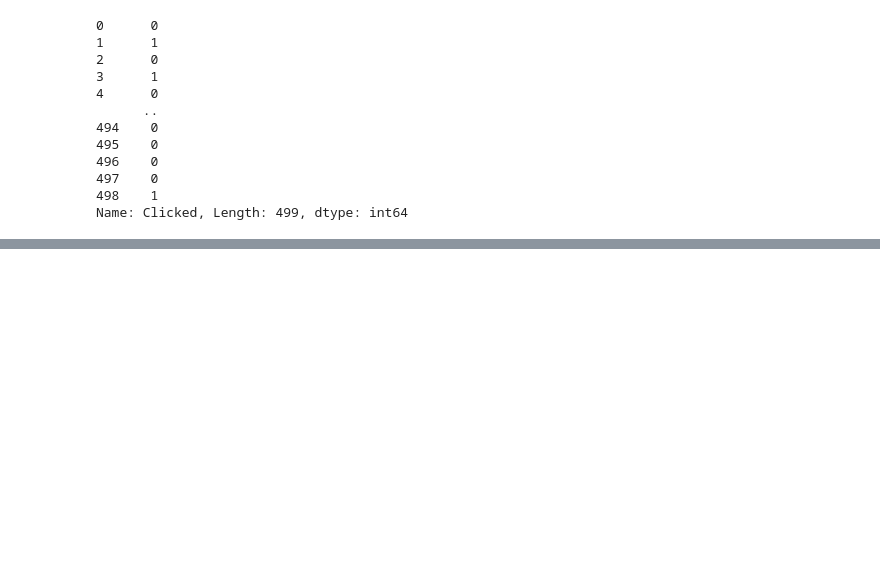
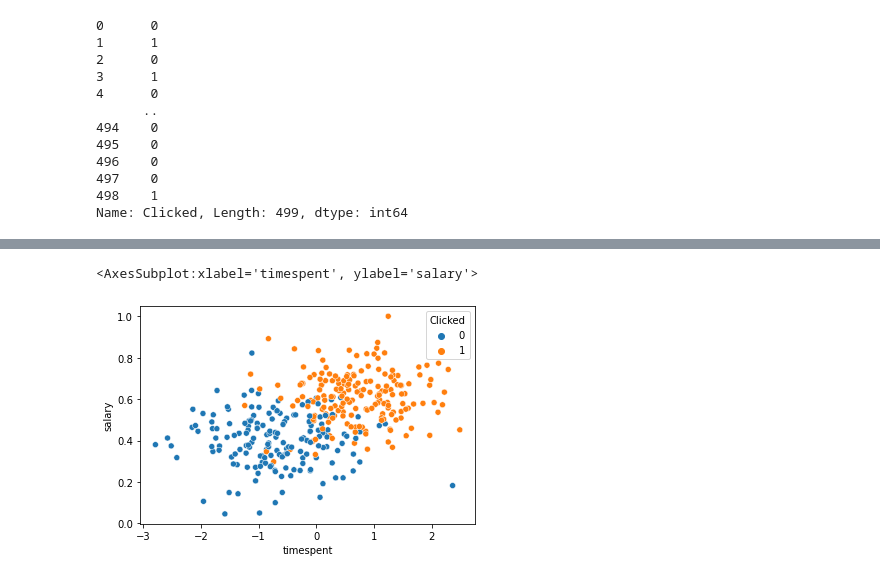
Before and after one commit to Ritesh-Sil/ML-Predict-Customer-Clicks-on-Facebook-Ads, a Jupyter notebook: Classification_project_Facebook_Ad.ipynb, the cells around one changed output, grey strips where cells are left out. Cells and saved outputs as stored; diff of their text form; code cells hidden in the pictures; blank space fills up the shorter version.

```diff
--- a/Classification_project_Facebook_Ad.ipynb
+++ b/Classification_project_Facebook_Ad.ipynb
@@ -191,0 +195,2 @@ pipe1.fit_transform(X)
+# %%
+X_final = pipe.fit_transform(X)
@@ -191,0 +377,5 @@ pipe1.fit_transform(X)
+# %%
+sns.scatterplot(data = pd.concat([X_train, y_train],axis =1) ,  x = 'timespent', y = 'salary', hue='Clicked')
+# %% [output]
+<AxesSubplot:xlabel='timespent', ylabel='salary'>
+[figure, added]
```
Also changed, not shown: parts of 82 cells of this notebook.
